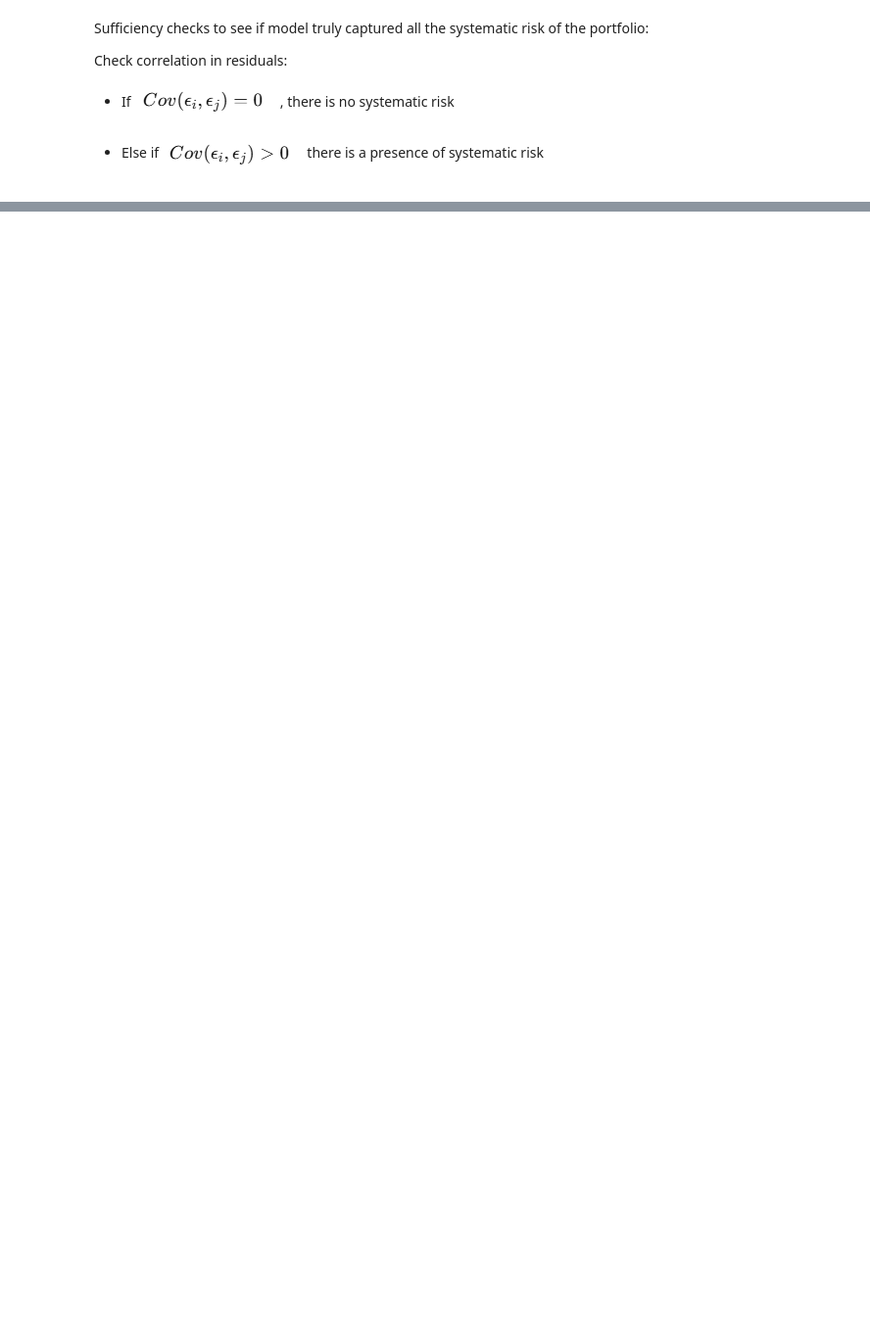
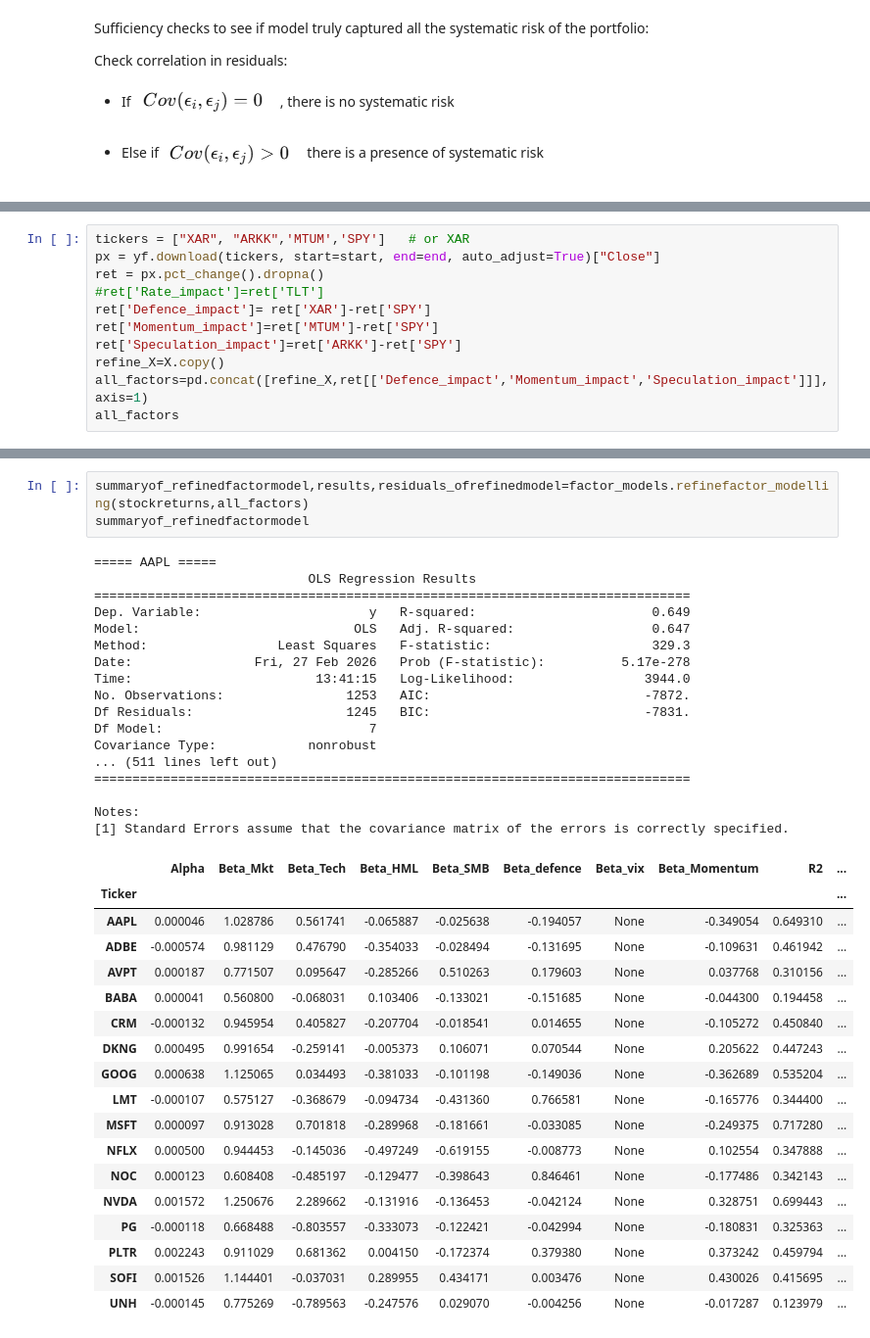
Before and after one commit to LeKaiChong/Quant-Risk-Project, a Jupyter notebook: monte carlo simulation.ipynb, the cells around one changed output, grey strips where cells are left out. Shown at 98% size. Cells and saved outputs as stored; diff of their text form; blank space fills up the shorter version.

```diff
--- a/monte carlo simulation.ipynb
+++ b/monte carlo simulation.ipynb
@@ -315,0 +376,11 @@ Check correlation in residuals:
+# %%
+tickers = ["XAR", "ARKK",'MTUM','SPY']   # or XAR
+px = yf.download(tickers, start=start, end=end, auto_adjust=True)["Close"]
+ret = px.pct_change().dropna()
+#ret['Rate_impact']=ret['TLT']
+ret['Defence_impact']= ret['XAR']-ret['SPY']
+ret['Momentum_impact']=ret['MTUM']-ret['SPY']
+ret['Speculation_impact']=ret['ARKK']-ret['SPY']
+refine_X=X.copy()
+all_factors=pd.concat([refine_X,ret[['Defence_impact','Momentum_impact','Speculation_impact']]],axis=1)
+all_factors
@@ -315,0 +403,39 @@ Check correlation in residuals:
+# %%
+summaryof_refinedfactormodel,results,residuals_ofrefinedmodel=factor_models.refinefactor_modelling(stockreturns,all_factors)
+summaryof_refinedfactormodel
+# %% [output]
+===== AAPL =====
+                            OLS Regression Results
+==============================================================================
+Dep. Variable:                      y   R-squared:                       0.649
+Model:                            OLS   Adj. R-squared:                  0.647
+Method:                 Least Squares   F-statistic:                     329.3
+Date:                Fri, 27 Feb 2026   Prob (F-statistic):          5.17e-278
+Time:                        13:41:15   Log-Likelihood:                 3944.0
+No. Observations:                1253   AIC:                            -7872.
+Df Residuals:                    1245   BIC:                            -7831.
+Df Model:                           7
+Covariance Type:            nonrobust
+... (511 lines left out)
+==============================================================================
+
+Notes:
+[1] Standard Errors assume that the covariance matrix of the errors is correctly specified.
+|  | Alpha | Beta_Mkt | Beta_Tech | Beta_HML | Beta_SMB | Beta_defence | Beta_vix | Beta_Momentum | R2 | ... |
+| Ticker |  |  |  |  |  |  |  |  |  | ... |
+| AAPL | 0.000046 | 1.028786 | 0.561741 | -0.065887 | -0.025638 | -0.194057 | None | -0.349054 | 0.649310 | ... |
+| ADBE | -0.000574 | 0.981129 | 0.476790 | -0.354033 | -0.028494 | -0.131695 | None | -0.109631 | 0.461942 | ... |
+| AVPT | 0.000187 | 0.771507 | 0.095647 | -0.285266 | 0.510263 | 0.179603 | None | 0.037768 | 0.310156 | ... |
+| BABA | 0.000041 | 0.560800 | -0.068031 | 0.103406 | -0.133021 | -0.151685 | None | -0.044300 | 0.194458 | ... |
+| CRM | -0.000132 | 0.945954 | 0.405827 | -0.207704 | -0.018541 | 0.014655 | None | -0.105272 | 0.450840 | ... |
+| DKNG | 0.000495 | 0.991654 | -0.259141 | -0.005373 | 0.106071 | 0.070544 | None | 0.205622 | 0.447243 | ... |
+| GOOG | 0.000638 | 1.125065 | 0.034493 | -0.381033 | -0.101198 | -0.149036 | None | -0.362689 | 0.535204 | ... |
+| LMT | -0.000107 | 0.575127 | -0.368679 | -0.094734 | -0.431360 | 0.766581 | None | -0.165776 | 0.344400 | ... |
+| MSFT | 0.000097 | 0.913028 | 0.701818 | -0.289968 | -0.181661 | -0.033085 | None | -0.249375 | 0.717280 | ... |
+| NFLX | 0.000500 | 0.944453 | -0.145036 | -0.497249 | -0.619155 | -0.008773 | None | 0.102554 | 0.347888 | ... |
+| NOC | 0.000123 | 0.608408 | -0.485197 | -0.129477 | -0.398643 | 0.846461 | None | -0.177486 | 0.342143 | ... |
+| NVDA | 0.001572 | 1.250676 | 2.289662 | -0.131916 | -0.136453 | -0.042124 | None | 0.328751 | 0.699443 | ... |
+| PG | -0.000118 | 0.668488 | -0.803557 | -0.333073 | -0.122421 | -0.042994 | None | -0.180831 | 0.325363 | ... |
+| PLTR | 0.002243 | 0.911029 | 0.681362 | 0.004150 | -0.172374 | 0.379380 | None | 0.373242 | 0.459794 | ... |
+| SOFI | 0.001526 | 1.144401 | -0.037031 | 0.289955 | 0.434171 | 0.003476 | None | 0.430026 | 0.415695 | ... |
+| UNH | -0.000145 | 0.775269 | -0.789563 | -0.247576 | 0.029070 | -0.004256 | None | -0.017287 | 0.123979 | ... |
```
Also changed, not shown: parts of 13 cells of this notebook, 1 other file.
